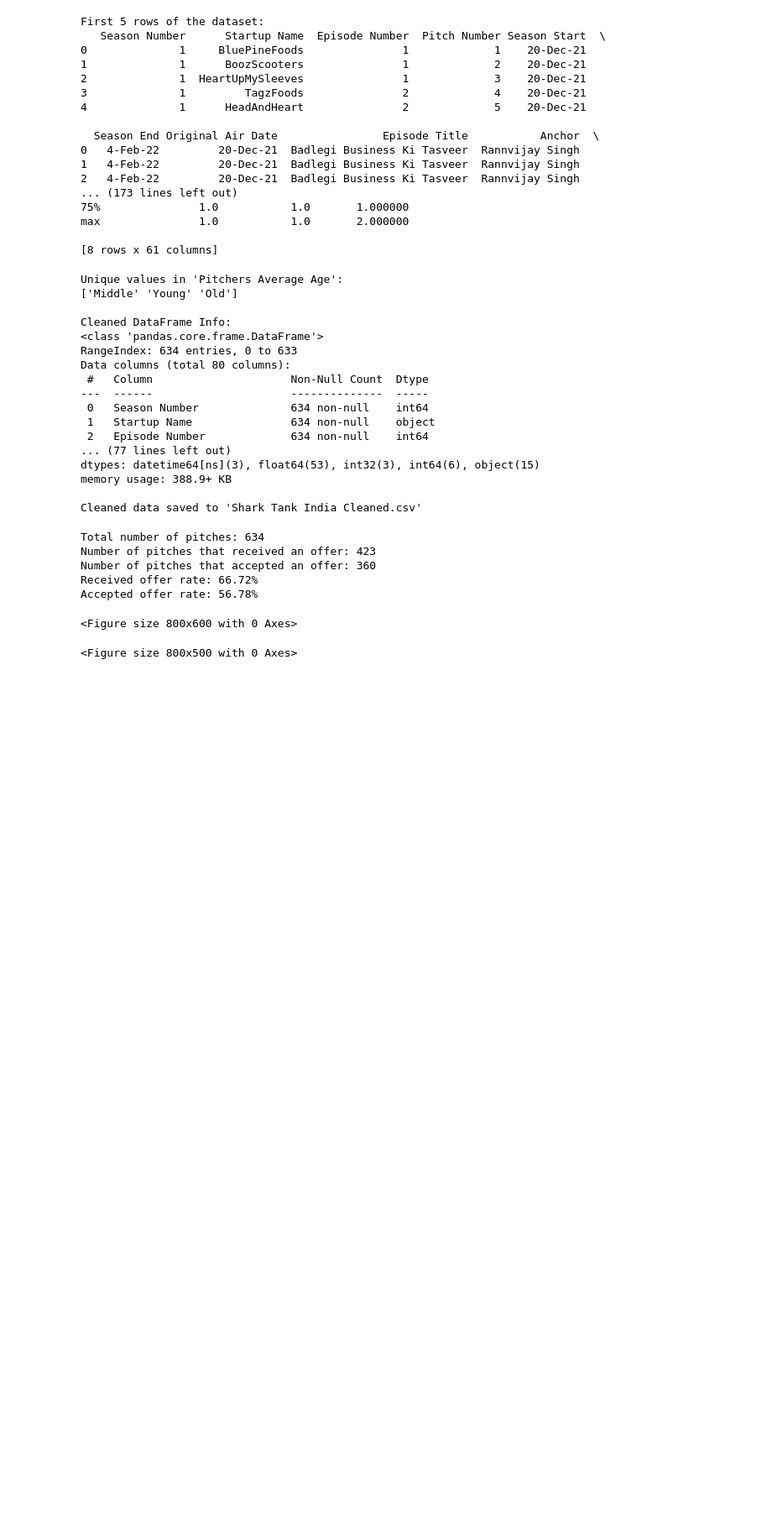
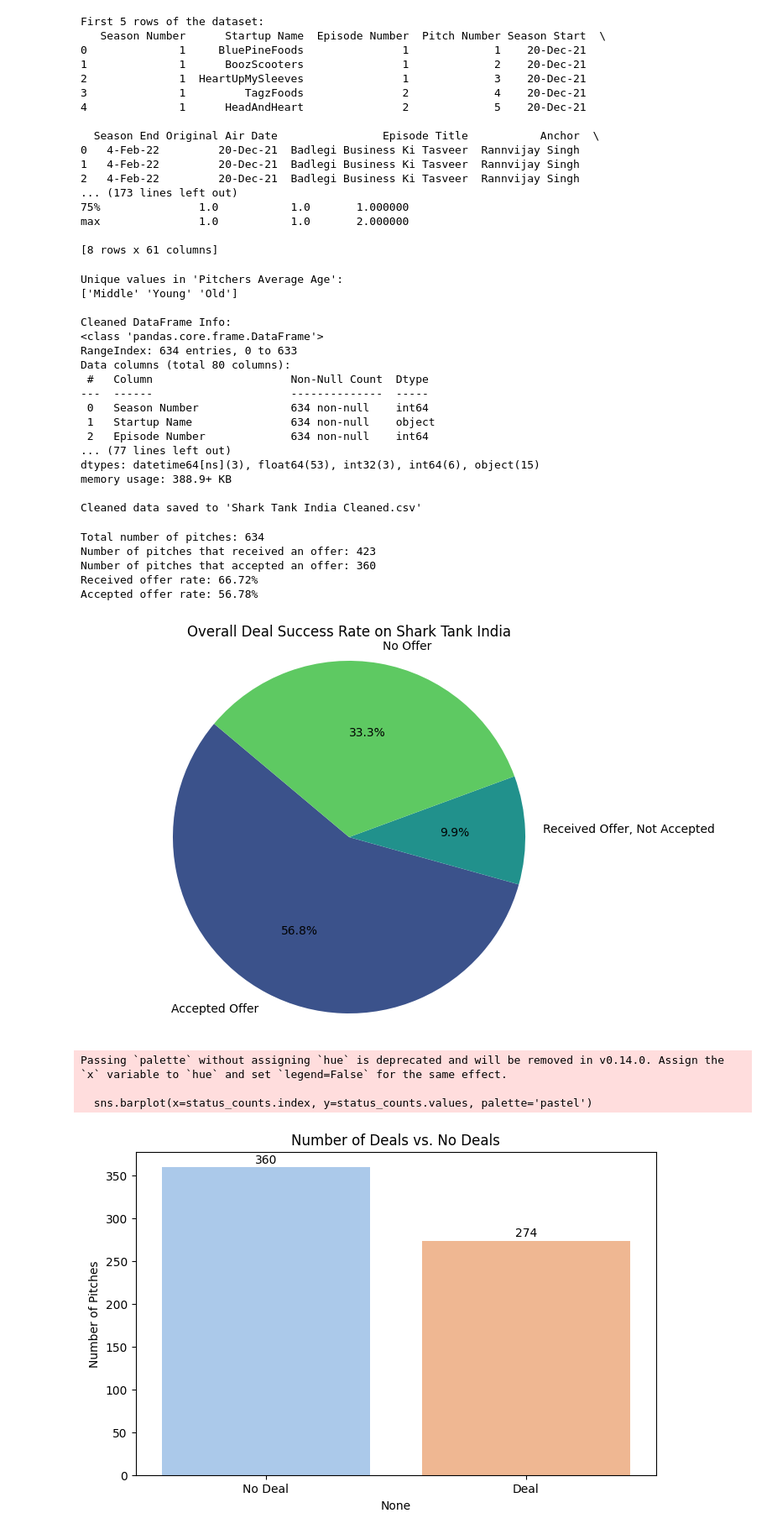
Before and after one commit to SayakLodh/SharkTankIndiaAnalysis, a Jupyter notebook: sti.ipynb, the cells around one changed output. Shown at 84% size. Drawn from its saved outputs; the diff is of its cells as text; code cells hidden in the pictures; blank space fills up the shorter version.

Commit message:
Updated sti.ipynb to tidy up plots and data cleaning steps.

```diff
--- a/sti.ipynb
+++ b/sti.ipynb
@@ -120,44 +116,44 @@ total_pitches = len(df)
 received_offer_rate = (received_offer_count / total_pitches) * 100
 accepted_offer_rate = (accepted_offer_count / total_pitches) * 100
 
 print(f"Total number of pitches: {total_pitches}")
 print(f"Number of pitches that received an offer: {received_offer_count}")
 print(f"Number of pitches that accepted an offer: {accepted_offer_count}")
 print(f"Received offer rate: {received_offer_rate:.2f}%")
 print(f"Accepted offer rate: {accepted_offer_rate:.2f}%")
 
 # Visualize the deal success rate
 plt.figure(figsize=(8, 6))
-sns.set_palette('viridis')
-# Data for plotting
 labels = ['Accepted Offer', 'Received Offer, Not Accepted', 'No Offer']
 sizes = [accepted_offer_count, received_offer_count - accepted_offer_count, total_pitches - received_offer_count]
-plt.pie(sizes, labels=labels, autopct='%1.1f%%', startangle=140)
+plt.pie(sizes, labels=labels, autopct='%1.1f%%', startangle=140, colors=sns.color_palette('viridis', len(labels)))
 plt.title('Overall Deal Success Rate on Shark Tank India')
-plt.axis('equal')  # Equal aspect ratio ensures that pie is drawn as a circle.
+plt.axis('equal')
 plt.savefig('deal_success_rate.png')
-plt.clf() # Clear the plot for the next visualization
+plt.show()
 
 # A bar plot for better comparison
 plt.figure(figsize=(8, 5))
-sns.set_palette('pastel')
 status_counts = df['Accepted Offer'].value_counts()
 status_counts.index = ['No Deal', 'Deal']
-sns.barplot(x=status_counts.index, y=status_counts.values)
+sns.barplot(x=status_counts.index, y=status_counts.values, palette='pastel')
 plt.title('Number of Deals vs. No Deals')
 plt.ylabel('Number of Pitches')
 for index, value in enumerate(status_counts.values):
-    plt.text(index, value + 5, str(value), ha='center') # adding data labels
+    plt.text(index, value + 5, str(value), ha='center')
 plt.savefig('deals_vs_no_deals.png')
-plt.clf() # Clear the plot for the next visualization
+plt.show()
 # %% [output]
 Total number of pitches: 634
 Number of pitches that received an offer: 423
 Number of pitches that accepted an offer: 360
 Received offer rate: 66.72%
 Accepted offer rate: 56.78%
+[figure, added]
-<Figure size 800x600 with 0 Axes>
+Passing `palette` without assigning `hue` is deprecated and will be removed in v0.14.0. Assign the `x` variable to `hue` and set `legend=False` for the same effect.
+
+  sns.barplot(x=status_counts.index, y=status_counts.values, palette='pastel')
-<Figure size 800x500 with 0 Axes>
+[figure, added]
 # %%
 # Top 10 industries by number of pitches
 top_10_industries = df['Industry'].value_counts().nlargest(10)
```
Also changed, not shown: parts of 14 cells of this notebook, 28 other files.
